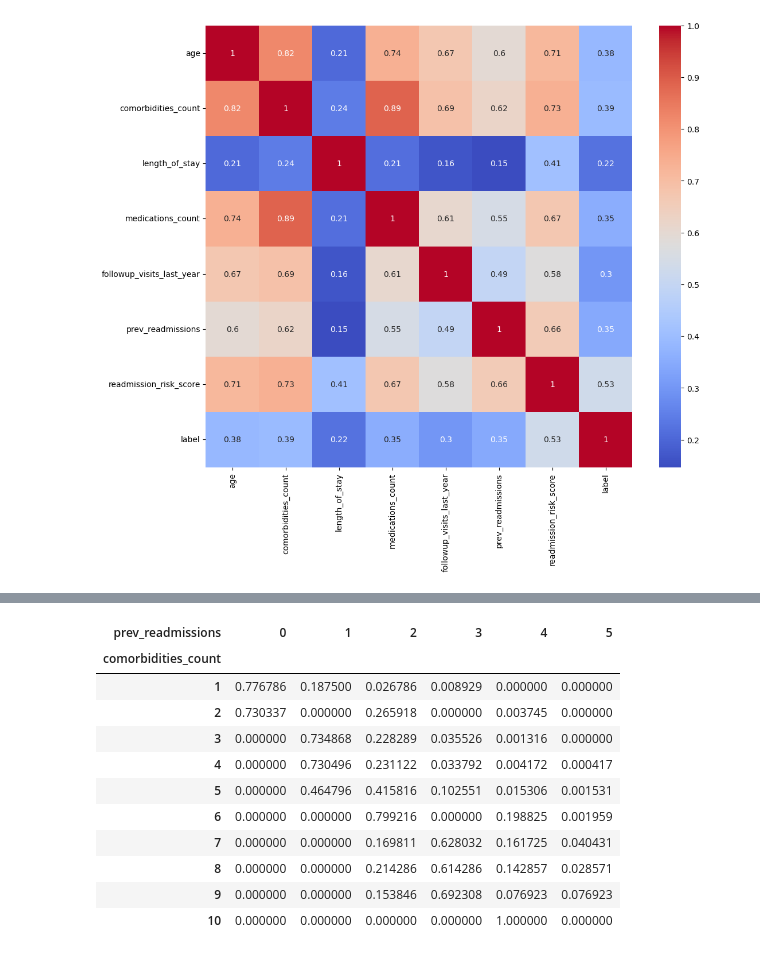
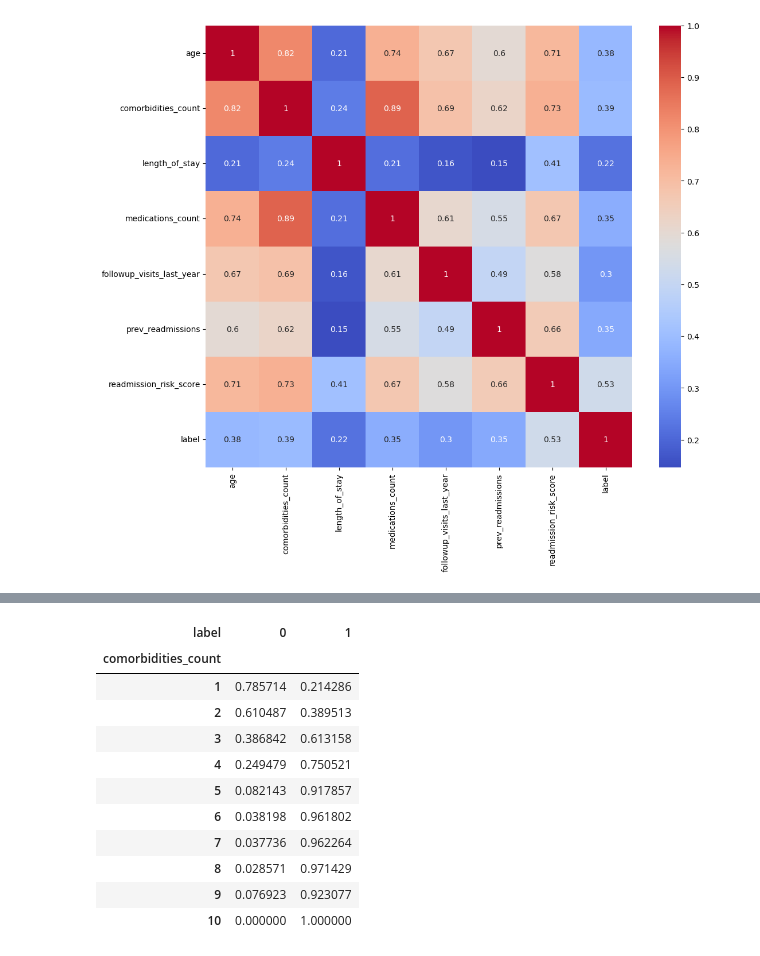
Before and after one commit to royphelps1/hospital-readmission-analysis, a Jupyter notebook: notebooks/01_exploratory_data_analysis.ipynb, the cells around one changed output, grey strips where cells are left out. Saved outputs shown, nothing was run; the diff lists cells and outputs as text; code cells hidden in the pictures.

```diff
--- a/notebooks/01_exploratory_data_analysis.ipynb
+++ b/notebooks/01_exploratory_data_analysis.ipynb
@@ -195,19 +227,21 @@ sns.heatmap(df.corr(numeric_only=True),
 # %%
-# Crosstab to copare variable
+# Relationship Between Comorbidities and Hospital Readmission
 
-pd.crosstab(df['comorbidities_count'],
-            df['prev_readmissions'],
-            normalize='index')
+pd.crosstab(
+    df['comorbidities_count'],
+    df['label'],
+    normalize='index'
+)
 # %% [output]
-| prev_readmissions | 0 | 1 | 2 | 3 | 4 | 5 |
-| comorbidities_count |  |  |  |  |  |  |
-| 1 | 0.776786 | 0.187500 | 0.026786 | 0.008929 | 0.000000 | 0.000000 |
-| 2 | 0.730337 | 0.000000 | 0.265918 | 0.000000 | 0.003745 | 0.000000 |
-| 3 | 0.000000 | 0.734868 | 0.228289 | 0.035526 | 0.001316 | 0.000000 |
-| 4 | 0.000000 | 0.730496 | 0.231122 | 0.033792 | 0.004172 | 0.000417 |
-| 5 | 0.000000 | 0.464796 | 0.415816 | 0.102551 | 0.015306 | 0.001531 |
-| 6 | 0.000000 | 0.000000 | 0.799216 | 0.000000 | 0.198825 | 0.001959 |
-| 7 | 0.000000 | 0.000000 | 0.169811 | 0.628032 | 0.161725 | 0.040431 |
-| 8 | 0.000000 | 0.000000 | 0.214286 | 0.614286 | 0.142857 | 0.028571 |
-| 9 | 0.000000 | 0.000000 | 0.153846 | 0.692308 | 0.076923 | 0.076923 |
-| 10 | 0.000000 | 0.000000 | 0.000000 | 0.000000 | 1.000000 | 0.000000 |
+| label | 0 | 1 |
+| comorbidities_count |  |  |
+| 1 | 0.785714 | 0.214286 |
+| 2 | 0.610487 | 0.389513 |
+| 3 | 0.386842 | 0.613158 |
+| 4 | 0.249479 | 0.750521 |
+| 5 | 0.082143 | 0.917857 |
+| 6 | 0.038198 | 0.961802 |
+| 7 | 0.037736 | 0.962264 |
+| 8 | 0.028571 | 0.971429 |
+| 9 | 0.076923 | 0.923077 |
+| 10 | 0.000000 | 1.000000 |
```
Also changed, not shown: parts of 22 cells of this notebook.
